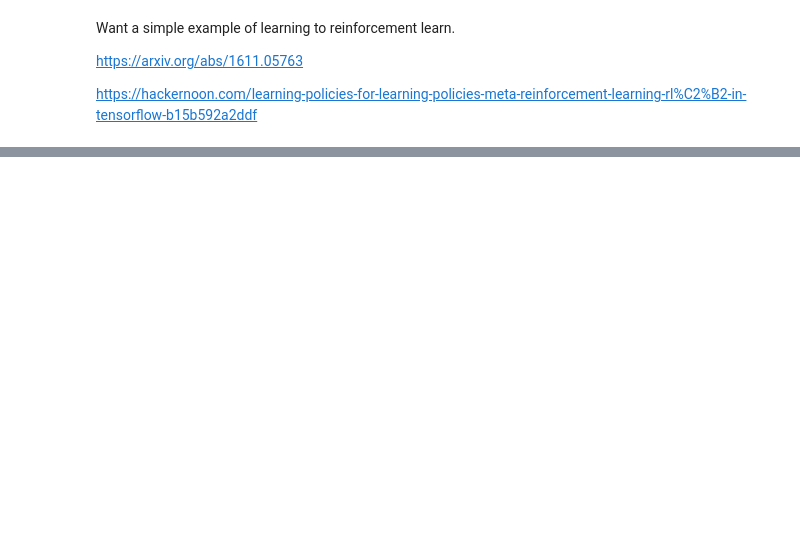
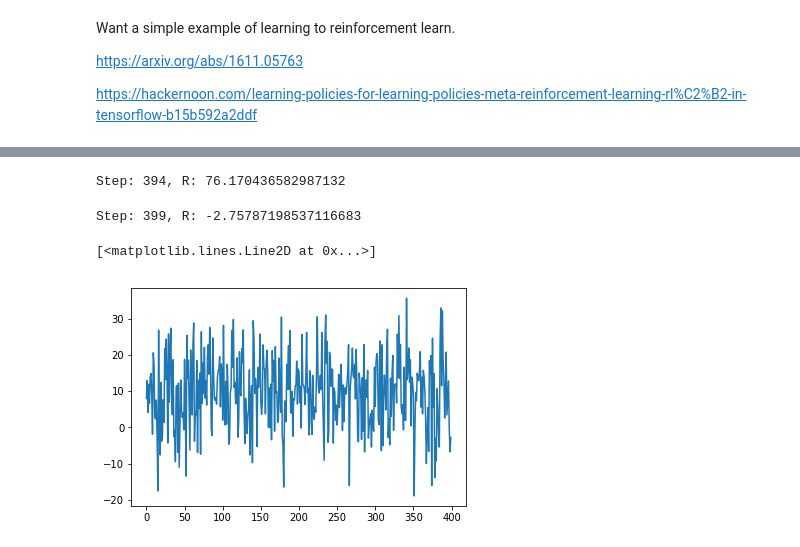
Before and after one commit to act65/masters-thesis, a Jupyter notebook: code/lr-2-rl.ipynb, the cells around one changed output, grey strips where cells are left out. Drawn from its saved outputs; the diff is of its cells as text; code cells hidden in the pictures; blank space fills up the shorter version.

```diff
--- a/code/lr-2-rl.ipynb
+++ b/code/lr-2-rl.ipynb
@@ -208,2 +77,0 @@ bandit.step(2)
-# %%
-player = A2C(n_inputs=10, n_hidden=8, n_actions=2)
@@ -210,5 +303,48 @@ player = A2C(n_inputs=10, n_hidden=8, n_actions=2)
 # %%
-obs, r = env.reset()
-while True:
-    a = player(obs, r)
-    obs, r = env.step(a)
+def play_episode(player, env, is_training):
+    obs, r, done = env.reset()
+    total_R = 0
+    while not done:
+        a = player(obs, r, done, is_training)
+        obs, r, done = env.step(a)
+        total_R += r
+    a = player(obs, r, done)
+    return total_R
+# %%
+def eval_player(env, player, n_episodes, is_training=True):
+    """
+    Args:
+        env: must have a callable env.step fn that takes [state x action)s and returns (new_state, reward)
+        player: a callable fn that returns actions given the current state
+
+    Returns:
+        Rs: Rewards as a fn of time
+    """
+    Rs = []
+    for i in range(n_episodes):
+
+        r = play_episode(player, env, is_training)
+        Rs.append(r)
+
+        print('\rStep: {}, R: {}'.format(i, r), end='', flush=True)
+
+    return Rs
+# %%
+player = Worker(ActorCritic(n_arms, batch_size=50, time_steps=100), 50)
+rs = eval_player(bandit, player, 500)
+plt.plot(rs)
+# %% [output]
+Step: 394, R: 76.170436582987132
+# %%
+# make a new bandit and evaluate
+bandit = Env(n_arms)
+rs = eval_player(bandit, player, 100, is_training=False)
+plt.plot(rs)
+# %%
+player = lambda x, y, z: np.random.randint(0, n_arms)
+rs = eval_player(bandit, player, 500)
+plt.plot(rs)
+# %% [output]
+Step: 399, R: -2.75787198537116683
+[<matplotlib.lines.Line2D at 0x...>]
+[figure, added]
```
Also changed, not shown: parts of 21 cells of this notebook.
